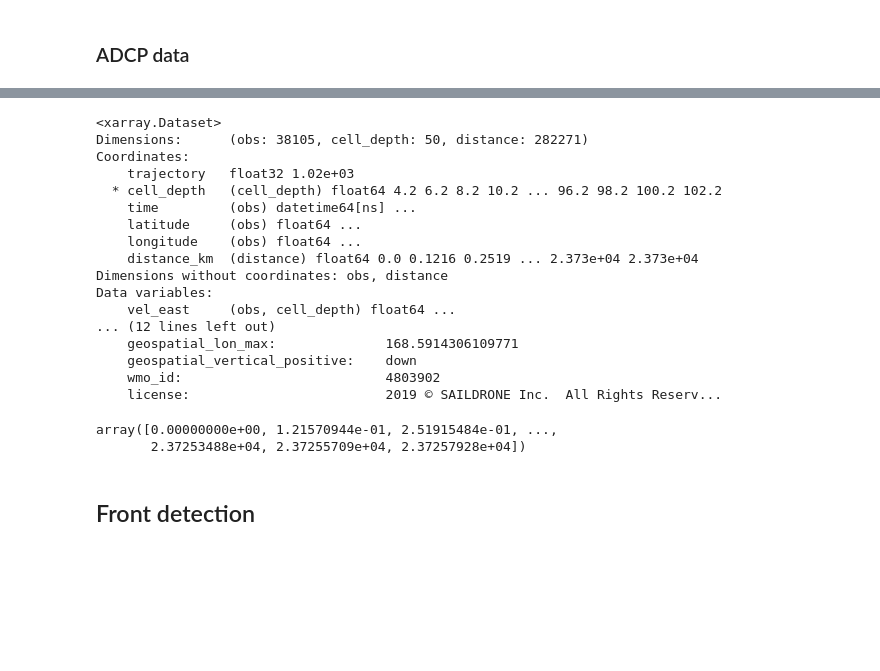
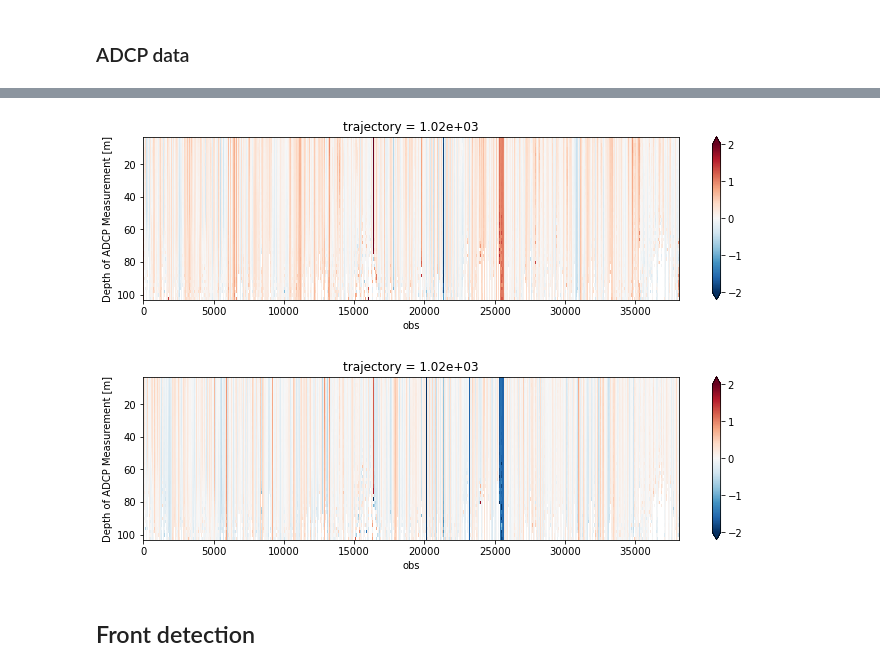
Before and after one commit to oceanhackweek/ohw22-proj-front-finder, a Jupyter notebook: scripts/view_data-MJ.ipynb, the cells around one changed output, grey strips where cells are left out. Drawn from its saved outputs; the diff is of its cells as text; code cells hidden in the pictures; blank space fills up the shorter version.

```diff
--- a/scripts/view_data-MJ.ipynb
+++ b/scripts/view_data-MJ.ipynb
@@ -103 +158,8 @@ ds_adcp = adcp[adcp_vars].isel(trajectory = 0)
+# %%
+def uv_bearing(u, v):
+    '''calculates the bearing from N using values of u and v'''
+    theta = np.rad2deg(np.arctan2(u, v))
+    theta += 360
+    theta = theta % 360
+    return theta
 # %%
@@ -127,28 +183,18 @@ len(ds_adcp.vel_east)
+# %%
+u_rot, v_rot = rotate_vels(u, v, lons, lats)
+# %%
+fig, ax = plt.subplots(figsize = (12,3))
+u_rot.plot(x = 'obs', vmin = -2, vmax = 2, cmap = 'RdBu_r')
+ax.invert_yaxis()
+
+fig, ax = plt.subplots(figsize = (12,3))
+v_rot.plot(x = 'obs', vmin = -2, vmax = 2, cmap = 'RdBu_r')
+ax.invert_yaxis()
+# %% [output]
+[figure, added]
+[figure, added]
 # %%
-ds_adcp.assign_coords(distance_km = (('distance'), distance))
+# ds_adcp.assign_coords(distance_km = (('distance'), distance))
-# %% [output]
-<xarray.Dataset>
-Dimensions:      (obs: 38105, cell_depth: 50, distance: 282271)
-Coordinates:
-    trajectory   float32 1.02e+03
-  * cell_depth   (cell_depth) float64 4.2 6.2 8.2 10.2 ... 96.2 98.2 100.2 102.2
-    time         (obs) datetime64[ns] ...
-    latitude     (obs) float64 ...
-    longitude    (obs) float64 ...
-    distance_km  (distance) float64 0.0 0.1216 0.2519 ... 2.373e+04 2.373e+04
-Dimensions without coordinates: obs, distance
-Data variables:
-    vel_east     (obs, cell_depth) float64 ...
-... (12 lines left out)
-    geospatial_lon_max:              168.5914306109771
-    geospatial_vertical_positive:    down
-    wmo_id:                          4803902
-    license:                         2019 © SAILDRONE Inc.  All Rights Reserv...
-# %%
-distance
-# %% [output]
-array([0.00000000e+00, 1.21570944e-01, 2.51915484e-01, ...,
-       2.37253488e+04, 2.37255709e+04, 2.37257928e+04])
 # %% [markdown]
 ## Front detection
 # %%
```
Also changed, not shown: parts of 11 cells of this notebook.
